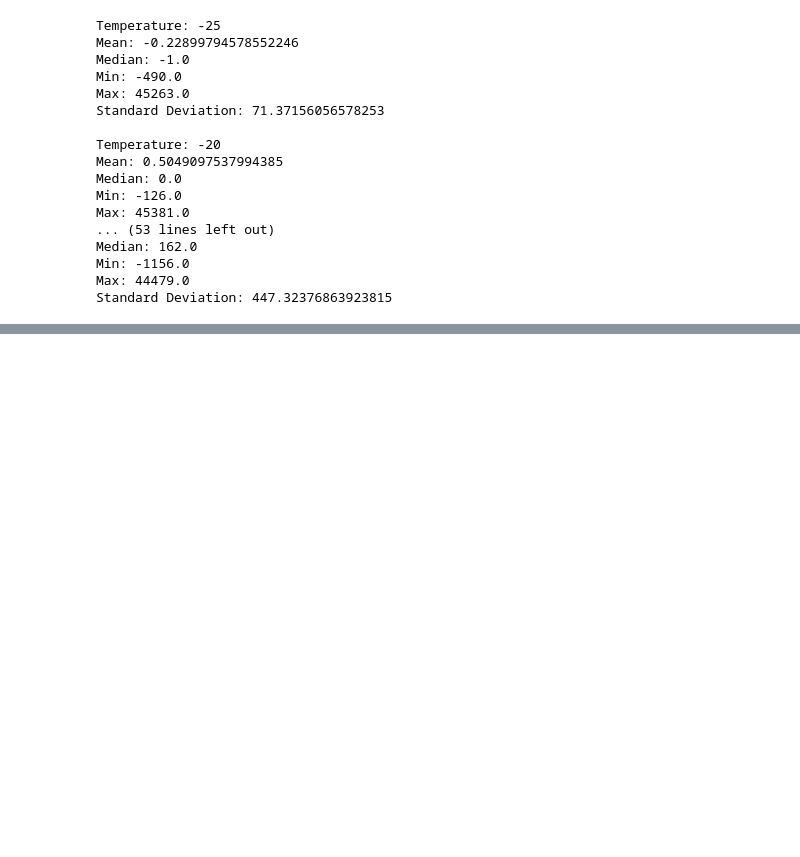
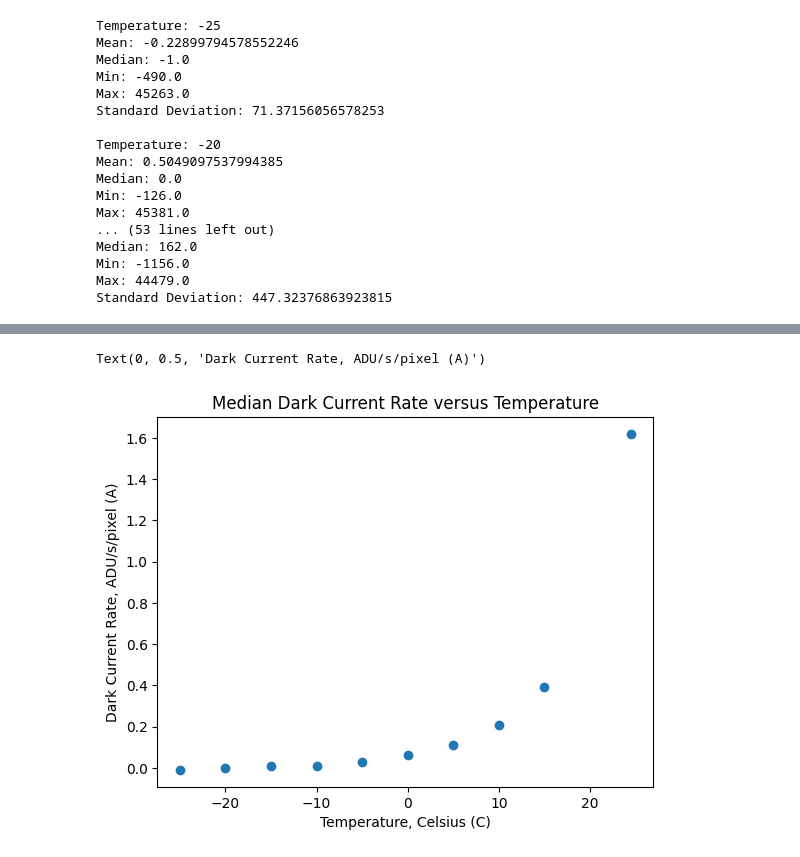
Before and after one commit to zangston/ASTR-3130, a Jupyter notebook: Lab 3/Part 1/subtraction.ipynb, the cells around one changed output, grey strips where cells are left out. Saved outputs shown, nothing was run; the diff lists cells and outputs as text; code cells hidden in the pictures; blank space fills up the shorter version.

```diff
--- a/Lab 3/Part 1/subtraction.ipynb
+++ b/Lab 3/Part 1/subtraction.ipynb
@@ -78,0 +98,9 @@ Standard Deviation: 447.32376863923815
+# %%
+# reproduce plot for median
+plt.scatter(plot_temps, dark_current_med)
+plt.title('Median Dark Current Rate versus Temperature')
+plt.xlabel('Temperature, Celsius (C)')
+plt.ylabel('Dark Current Rate, ADU/s/pixel (A)')
+# %% [output]
+Text(0, 0.5, 'Dark Current Rate, ADU/s/pixel (A)')
+[figure, added]
```
Also changed, not shown: parts of 3 cells of this notebook.
